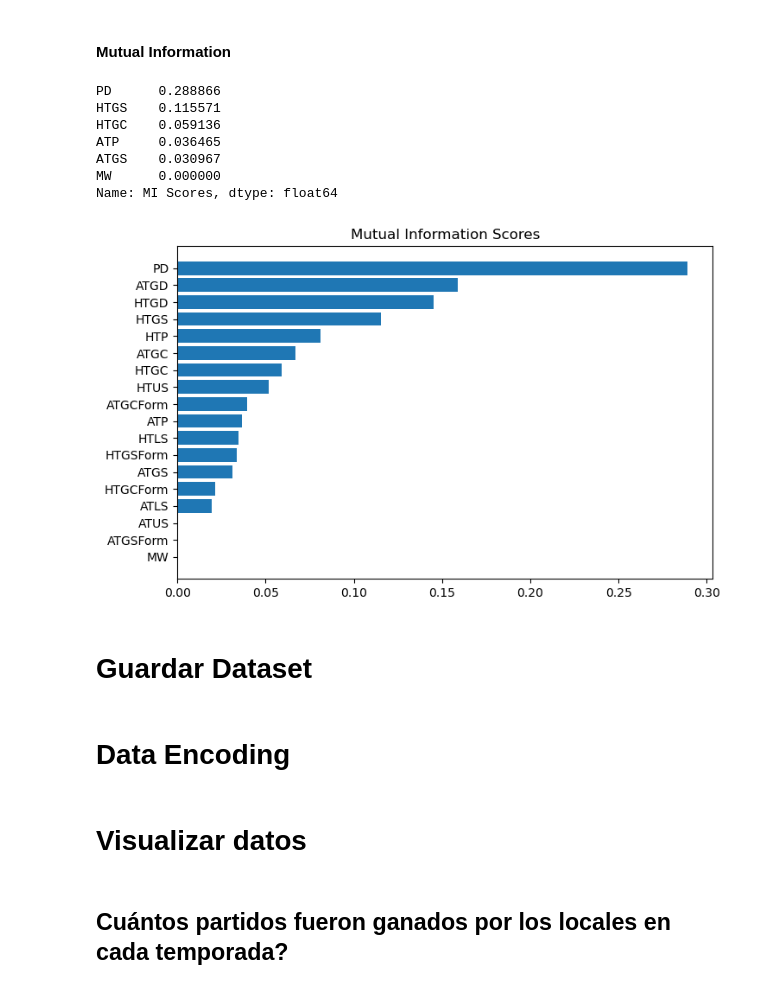
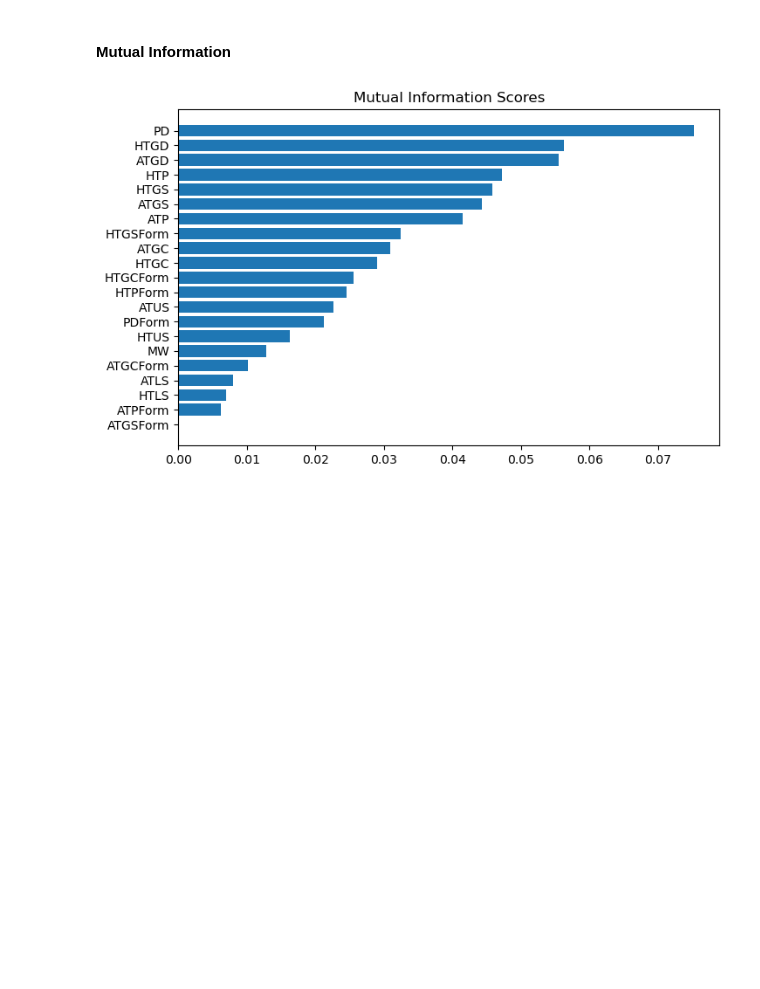
Before and after one commit to raulc03/match-prediction, a Jupyter notebook: Predict_match_winner.ipynb, the cells around one changed output. Saved outputs shown, nothing was run; the diff lists cells and outputs as text; code cells hidden in the pictures; blank space fills up the shorter version.

```diff
--- a/Predict_match_winner.ipynb
+++ b/Predict_match_winner.ipynb
@@ -855,2 +846,7 @@ X_train.shape
 # %% [markdown]
 ### Métodos de Filtro
+# %%
+# Obtenemos las filas que son numéricas vs las codificadas
+num_cols = X_train.columns[:-45]
+obj_cols = X_train.columns[-45:]
+num_cols, obj_cols
@@ -856,0 +868,4 @@ X_train.shape
+# %%
+# Máscara de features que son Discretos vs los Continuos
+discrete_features = [not col.endswith('Form') for col in num_cols]
+discrete_features
@@ -859,17 +892,15 @@ X_train.shape
 # %%
 from sklearn.feature_selection import VarianceThreshold
 
-num_cols = list(X_train.columns[0:18])
-obj_cols = list(X_train.columns[18:])
-
 selector = VarianceThreshold()
 selector.fit_transform(X_train[num_cols])
+# Obtenemos los indices de los features elegidos por la Varianza
 indices = selector.get_support(indices=True)
 
-selected_columns = [num_cols[i] for i in indices]
+selected_columns = np.array([num_cols[i] for i in indices])
 
-X_train = X_train[selected_columns + obj_cols]
-X_valid = X_valid[selected_columns + obj_cols]
+X_train = X_train[np.concatenate((selected_columns,obj_cols))]
+X_valid = X_valid[np.concatenate((selected_columns,obj_cols))]
 # %%
 X_train.columns
 # %% [output]
@@ -928,48 +971,29 @@ HTGCForm -5.171156660653334e-05
 #### Mutual Information
 # %%
 from sklearn.feature_selection import mutual_info_regression
+from sklearn.feature_selection import mutual_info_classif
 
 def make_mi_scores(X, y, discrete_features):
-    mi_scores = mutual_info_regression(X, y, discrete_features=discrete_features)
+    """Función que calcula el mi score de los features numéricos
+    """
+    mi_scores = mutual_info_classif(X, y, discrete_features=discrete_features, random_state=68)
     mi_scores = pd.Series(mi_scores, name="MI Scores", index=X.columns)
     mi_scores = mi_scores.sort_values(ascending=False)
     return mi_scores
 
-# Columnas con valores discretos
-discrete_features = [
-    True, True, True, True, True, True, True,
-    False, False, False, False,
-    True, True, True, True, True, True, True
-]
 mi_scores = make_mi_scores(X_train[num_cols], y_train, discrete_features)
-mi_scores[::3]
-# %% [output]
-PD      0.288866
-HTGS    0.115571
-HTGC    0.059136
-ATP     0.036465
-ATGS    0.030967
-MW      0.000000
-Name: MI Scores, dtype: float64
 # %%
 def plot_mi_scores(scores):
+    """Función que grafica el score obtenido del MI
+    """
     scores = scores.sort_values(ascending=True)
     width = np.arange(len(scores))
     ticks = list(scores.index)
     plt.barh(width, scores)
     plt.yticks(width, ticks)
     plt.title("Mutual Information Scores")
 
-
 plt.figure(dpi=100, figsize=(8, 5))
 plot_mi_scores(mi_scores)
 # %% [output]
-[figure, old version]
+[figure, new version]
-# %% [markdown]
-# Guardar Dataset
-# %% [markdown]
-# Data Encoding
-# %% [markdown]
-# Visualizar datos
-# %% [markdown]
-## Cuántos partidos fueron ganados por los locales en cada temporada?
```
Also changed, not shown: parts of 67 cells of this notebook.
